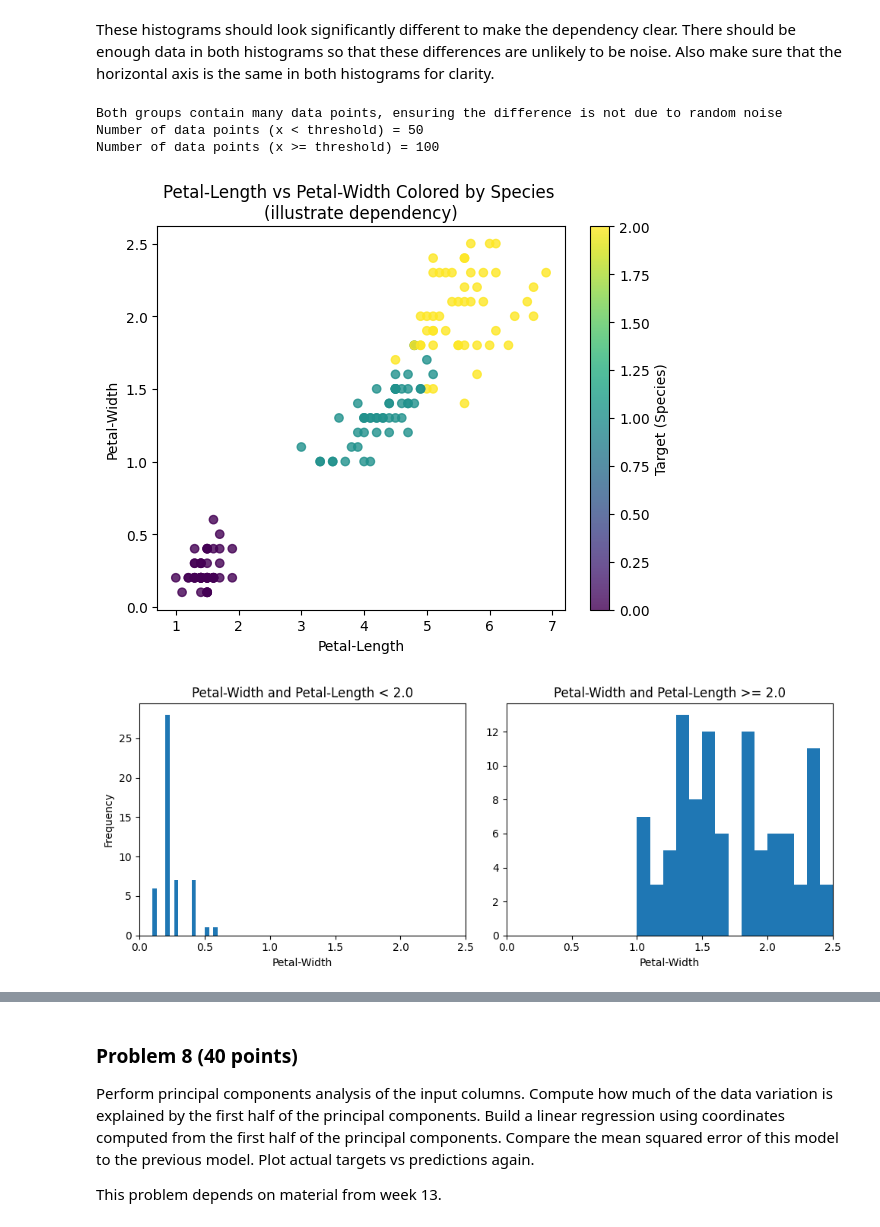
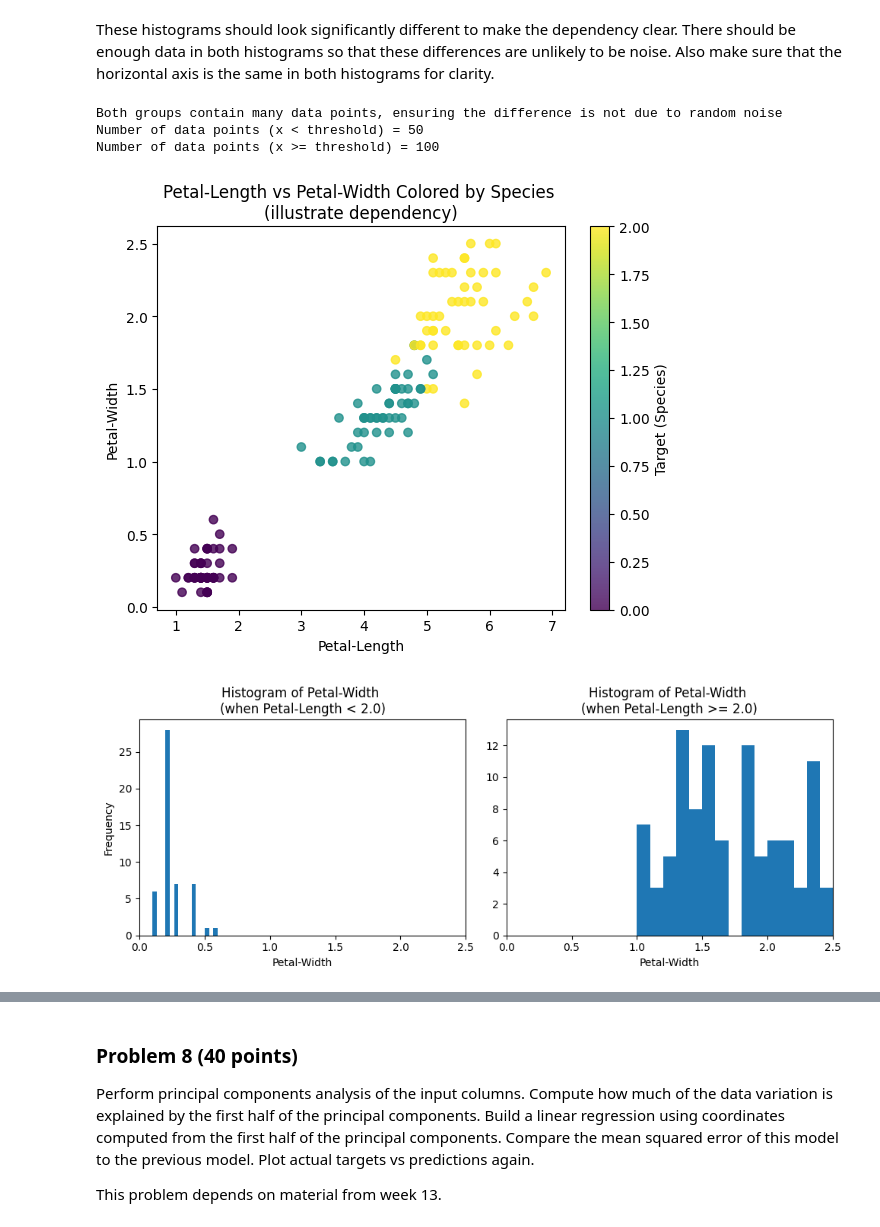
Before and after one commit to jasser-dh/dx601-final-project, a Jupyter notebook: project.ipynb, the cells around one changed output, grey strips where cells are left out. Cells and saved outputs as stored; diff of their text form; code cells hidden in the pictures.

```diff
--- a/project.ipynb
+++ b/project.ipynb
@@ -496,36 +496,36 @@ threshold = 2.0  # This value separates the species Setosa (encoded with 0) from
 subset_lower_than_threshold = y[x < threshold]
 subset_higherOrEqual_than_threshold = y[x >= threshold]
 
 # Both groups contain many data points, ensuring the difference is not due to random noise.
 print("Both groups contain many data points, ensuring the difference is not due to random noise")
 print(f"Number of data points (x < threshold) = {len(subset_lower_than_threshold)}")
 print(f"Number of data points (x >= threshold) = {len(subset_higherOrEqual_than_threshold)}")
 
 # Plot histograms with the same x-axis range
 plt.figure(figsize=(10,4))
 
 # Histogram 1: x < threshold
 plt.subplot(1,2,1)
 plt.hist(subset_lower_than_threshold, bins=15)
-plt.title("Petal-Width and Petal-Length < 2.0")
+plt.title("Histogram of Petal-Width \n(when Petal-Length < 2.0)")
 plt.xlabel("Petal-Width")
 plt.xlim(0, 2.5)
 plt.ylabel("Frequency")
 
 # Histogram 2: x >= threshold
 plt.subplot(1,2,2)
 plt.hist(subset_higherOrEqual_than_threshold, bins=15)
-plt.title("Petal-Width and Petal-Length >= 2.0")
+plt.title("Histogram of Petal-Width \n(when Petal-Length >= 2.0)")
 plt.xlabel("Petal-Width")
 plt.xlim(0, 2.5)
 
 plt.tight_layout()
 # %% [output]
 Both groups contain many data points, ensuring the difference is not due to random noise
 Number of data points (x < threshold) = 50
 Number of data points (x >= threshold) = 100
 [figure]
-[figure, old version]
+[figure, new version]
 # %% [markdown]
 #### Exploring Dependency Between Two Input Columns
 For this problem, I had to find a pair of input variables that clearly show a dependency and then illustrate that dependency through a split and comparison of histograms.\
```
Also changed, not shown: parts of 5 cells of this notebook.
